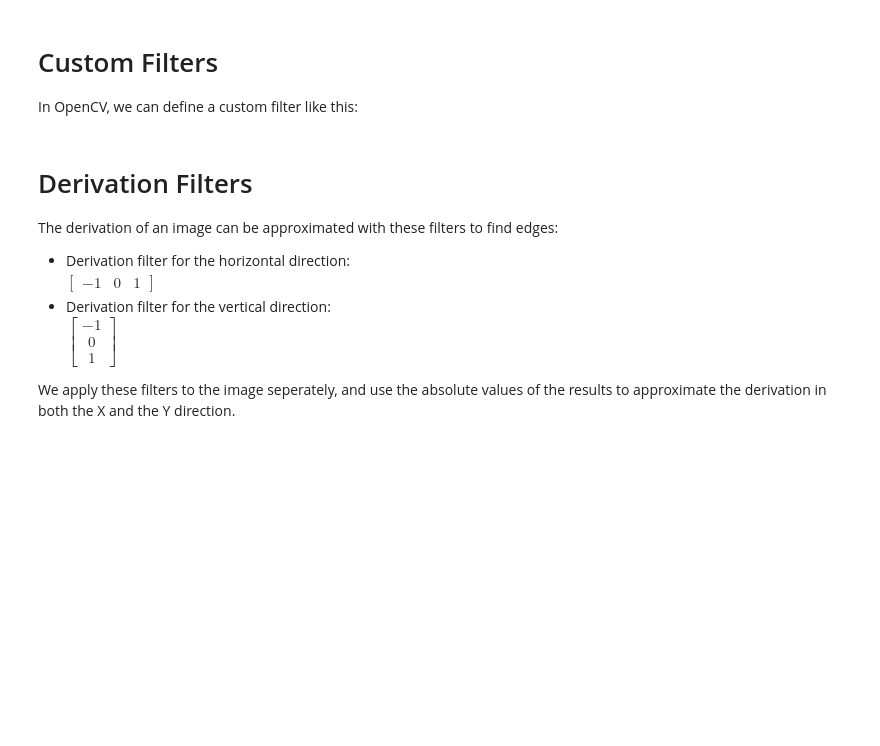
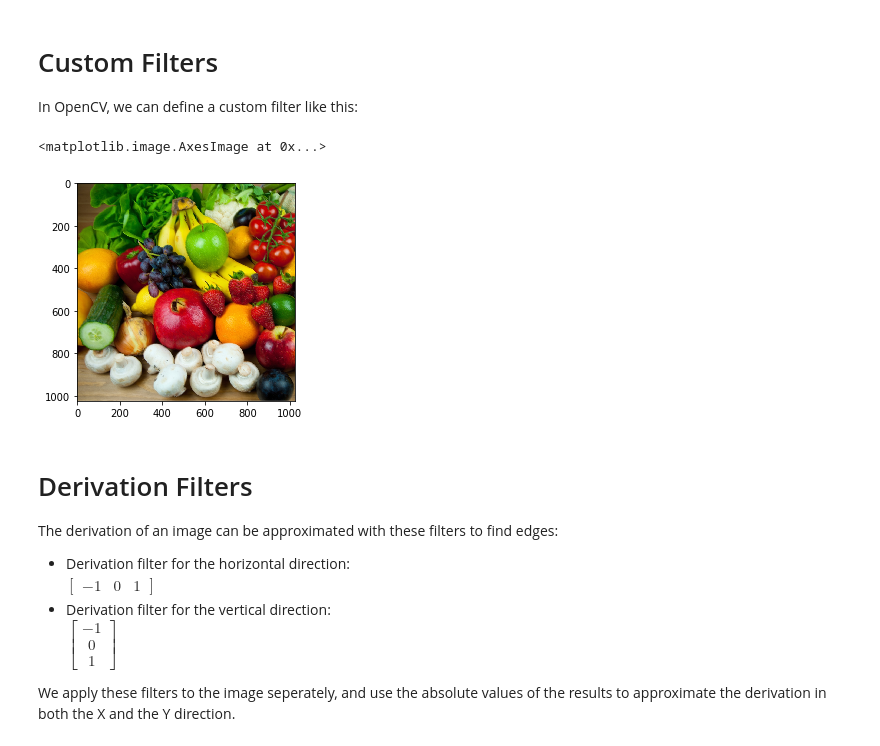
Before and after one commit to svenschultze/mediaprocessing-notebooks, a Jupyter notebook: 6-edge-detection.ipynb, the cells around one changed output. Drawn from its saved outputs; the diff is of its cells as text; code cells hidden in the pictures; blank space fills up the shorter version.

```diff
--- a/6-edge-detection.ipynb
+++ b/6-edge-detection.ipynb
@@ -21,13 +21,18 @@ cv2.imshow(img)
 In OpenCV, we can define a custom filter like this:
 # %%
 kernel = np.array([
-    [1, 0, 0],
-    [0, 1, 0],
-    [0, 0, 1]
+    [1, 0, 0, 0, 0],
+    [0, 1, 0, 0, 0],
+    [0, 0, 1, 0, 0],
+    [0, 0, 0, 1, 0],
+    [0, 0, 0, 0, 1]
 ])
 kernel = kernel / kernel.sum()
 filtered = cv2.filter2D(img, cv2.CV_16S, kernel)
-cv2.imshow(filtered)
+plt.imshow(filtered)
+# %% [output]
+<matplotlib.image.AxesImage at 0x...>
+[figure, added]
 # %% [markdown]
 # Derivation Filters
 The derivation of an image can be approximated with these filters to find edges:
```
Also changed, not shown: parts of 7 cells of this notebook.
